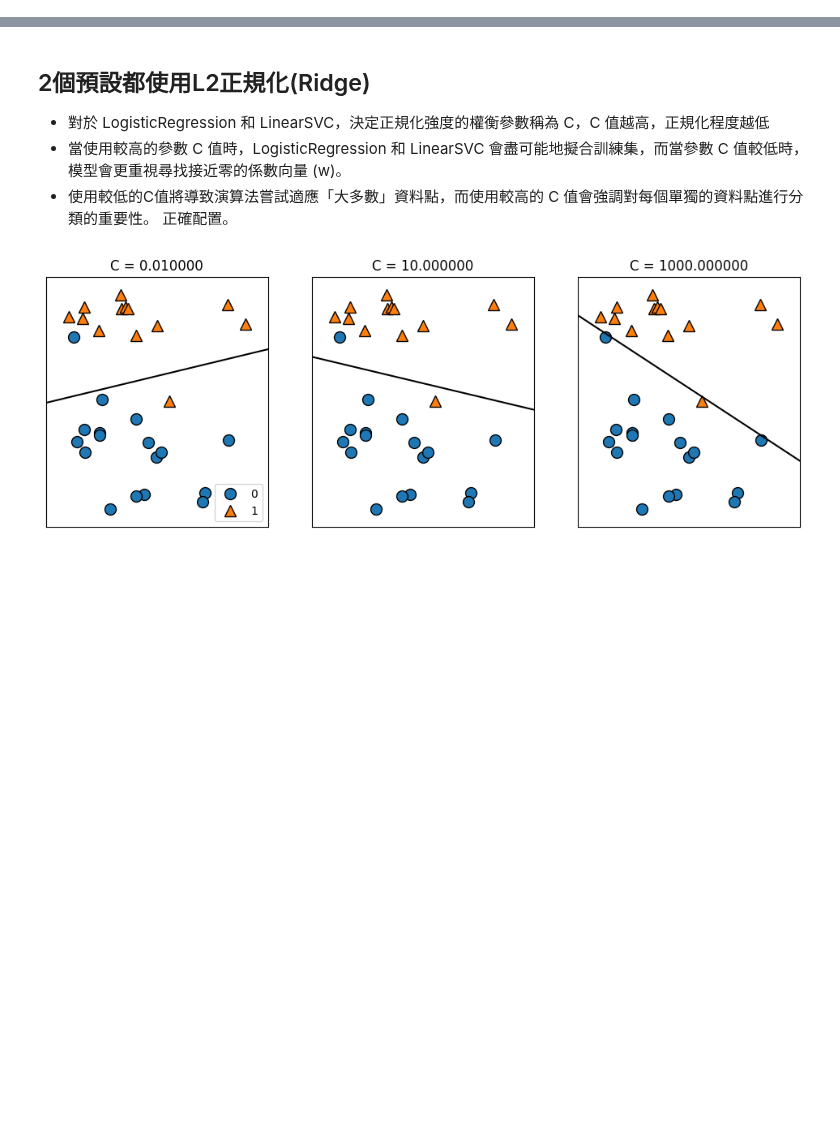
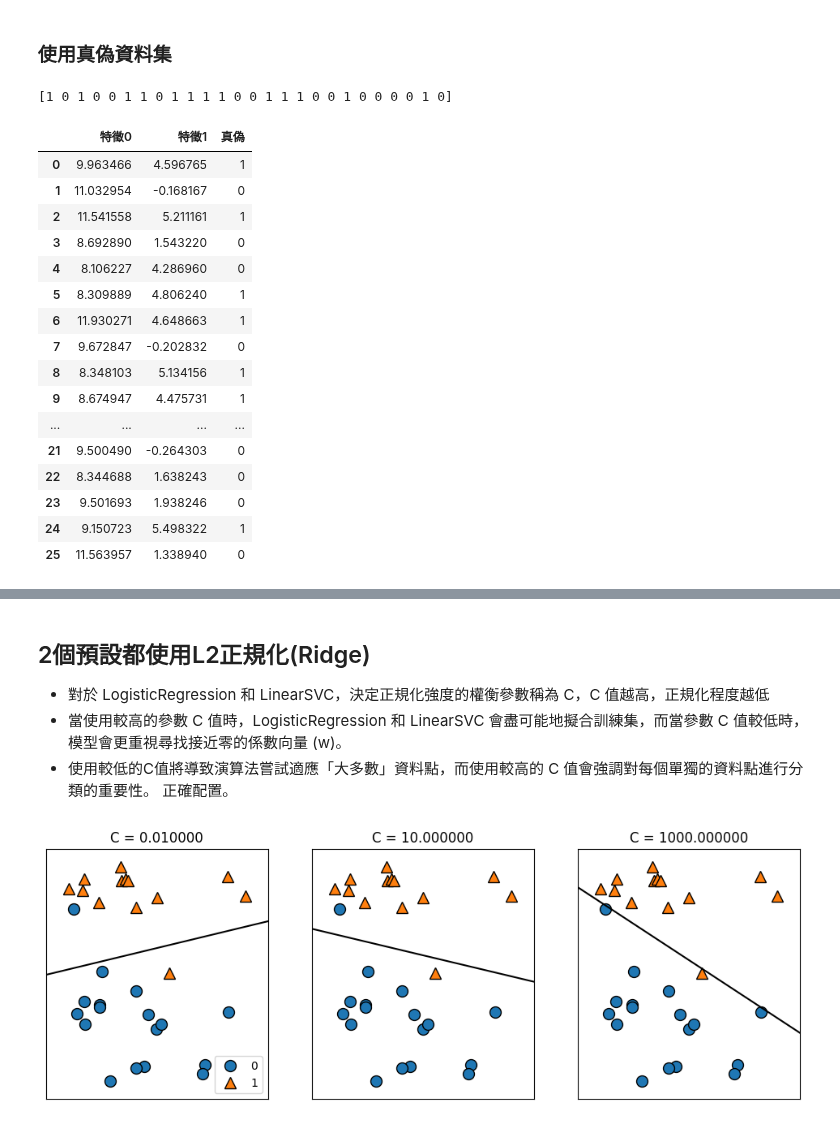
Before and after one commit to roberthsu2003/machine_learning, a Jupyter notebook: 邏輯迴歸/說明2.ipynb, the cells around one changed output, grey strips where cells are left out. Drawn from its saved outputs; the diff is of its cells as text; code cells hidden in the pictures; blank space fills up the shorter version.

```diff
--- a/邏輯迴歸/說明2.ipynb
+++ b/邏輯迴歸/說明2.ipynb
@@ -1 +12,35 @@
+# %% [markdown]
+### 使用真偽資料集
+# %%
+#使用表格檢驗資料集
+import mglearn.datasets
+import pandas as pd
+#X的維度(26,2),代表有2個特徵,
+# y的維度(26),內容為0和1,0是偽造,1是真
+X, y = mglearn.datasets.make_forge()
+#print(X.shape, y.shape)
+print(y)
+
+df = pd.DataFrame(X,columns=['特徵0','特徵1'])
+df['真偽'] = y
+df
+# %% [output]
+[1 0 1 0 0 1 1 0 1 1 1 1 0 0 1 1 1 0 0 1 0 0 0 0 1 0]
+|  | 特徵0 | 特徵1 | 真偽 |
+| 0 | 9.963466 | 4.596765 | 1 |
+| 1 | 11.032954 | -0.168167 | 0 |
+| 2 | 11.541558 | 5.211161 | 1 |
+| 3 | 8.692890 | 1.543220 | 0 |
+| 4 | 8.106227 | 4.286960 | 0 |
+| 5 | 8.309889 | 4.806240 | 1 |
+| 6 | 11.930271 | 4.648663 | 1 |
+| 7 | 9.672847 | -0.202832 | 0 |
+| 8 | 8.348103 | 5.134156 | 1 |
+| 9 | 8.674947 | 4.475731 | 1 |
+| ... | ... | ... | ... |
+| 21 | 9.500490 | -0.264303 | 0 |
+| 22 | 8.344688 | 1.638243 | 0 |
+| 23 | 9.501693 | 1.938246 | 0 |
+| 24 | 9.150723 | 5.498322 | 1 |
+| 25 | 11.563957 | 1.338940 | 0 |
 # %%
```
Also changed, not shown: parts of 7 cells of this notebook.
